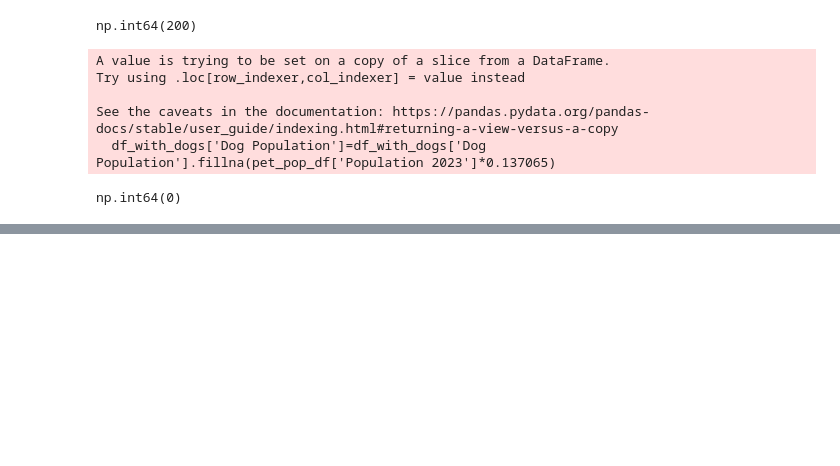
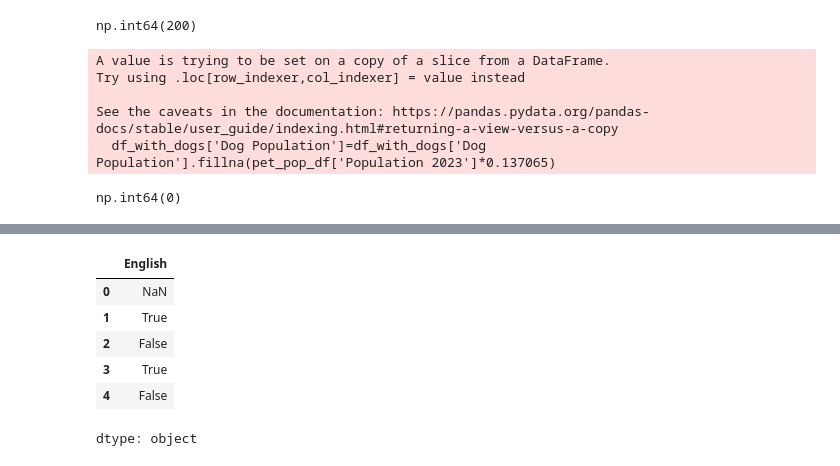
Before and after one commit to priyankaprakasan/Data-I-O-and-Preprocessing-with-Python-and-SQL, a Jupyter notebook: DataPreprocessing_Module1.ipynb, the cells around one changed output, grey strips where cells are left out. Saved outputs shown, nothing was run; the diff lists cells and outputs as text; code cells hidden in the pictures; blank space fills up the shorter version.

```diff
--- a/DataPreprocessing_Module1.ipynb
+++ b/DataPreprocessing_Module1.ipynb
@@ -184,0 +204,10 @@ np.int64(0)
+# %%
+pet_pop_df['English'].head()
+# %% [output]
+|  | English |
+| 0 | NaN |
+| 1 | True |
+| 2 | False |
+| 3 | True |
+| 4 | False |
+dtype: object
```
Also changed, not shown: parts of 17 cells of this notebook.
